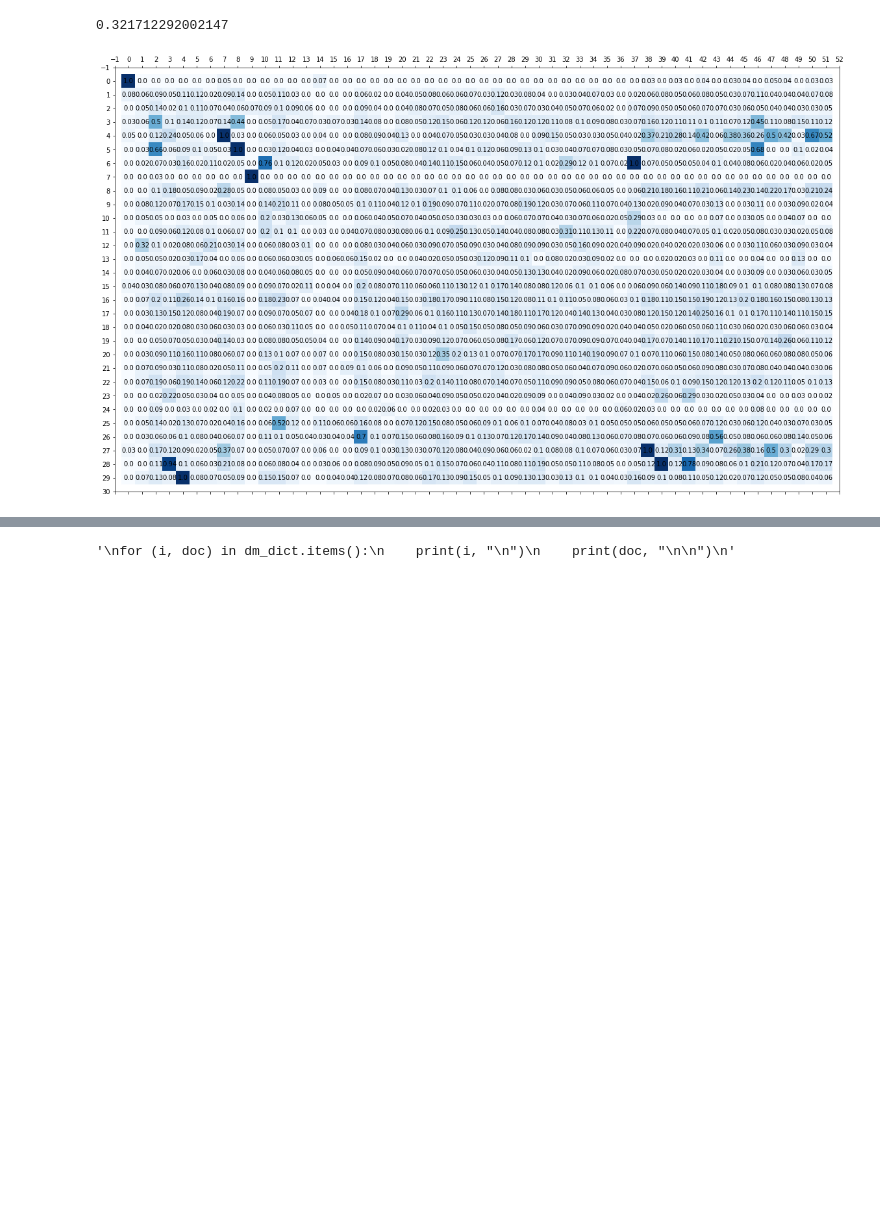
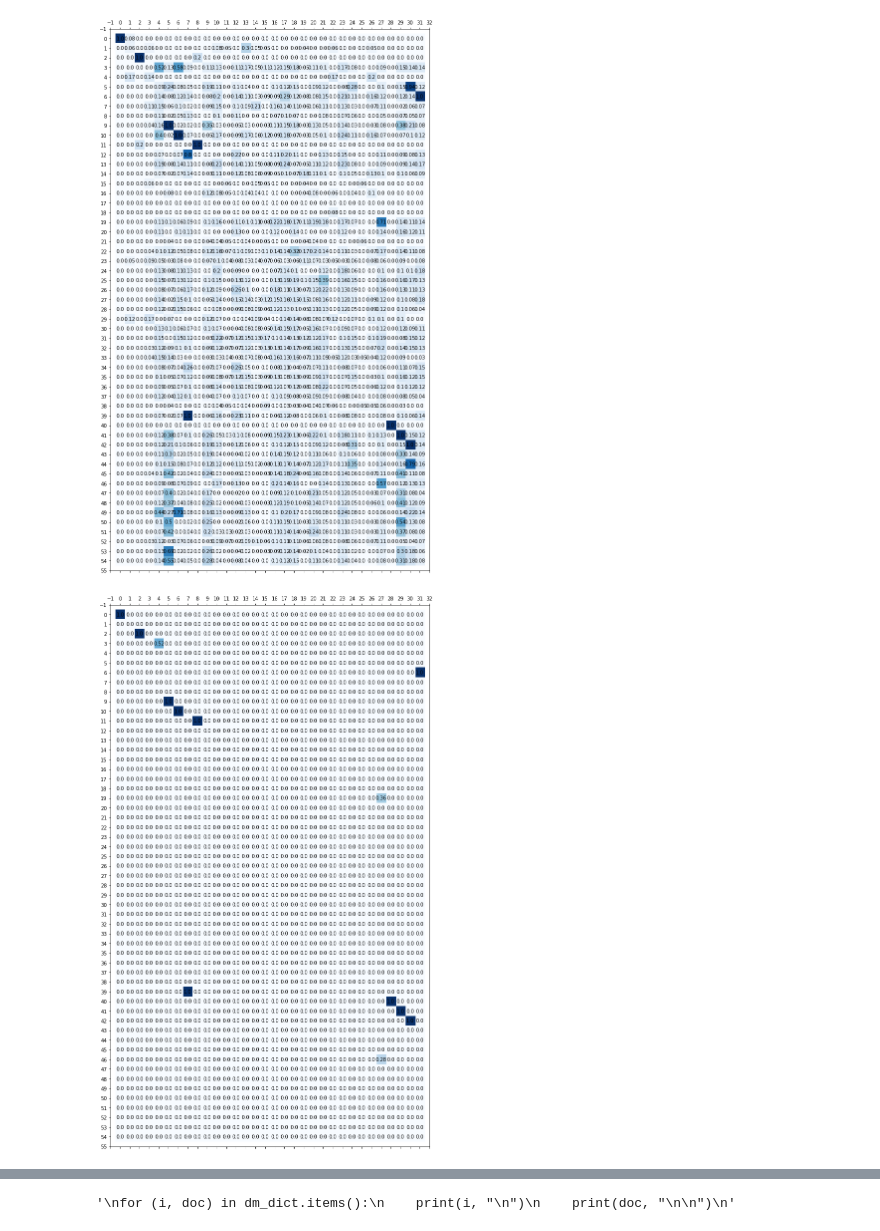
Before and after one commit to asprout/ArticleComparisons, a Jupyter notebook: ArticleSimilarity.ipynb, the cells around one changed output, grey strips where cells are left out. Saved outputs shown, nothing was run; the diff lists cells and outputs as text; code cells hidden in the pictures; blank space fills up the shorter version.

```diff
--- a/ArticleSimilarity.ipynb
+++ b/ArticleSimilarity.ipynb
@@ -76,16 +47,16 @@ clust_snippet = [7624, 8985, 5289]
 # 967 = not exactly copied from, but heavily based off of the original NYT report
 # 1766 = heavily based off of reuters
 # %%
-ac = tc.ArticleComparisons()
+dd = comparisons.DuplicationDetection()
 
-doc_r1 = docs.Document(census_df[census_df["id"] == 761].iloc[0, 3], clean = False)
-doc_r2 = docs.Document(census_df[census_df["id"] == 16223].iloc[0, 3], clean = False)
-doc_ap1 = docs.Document(census_df[census_df["id"] == 8200].iloc[0, 3], clean = False)
-doc_ap2 = docs.Document(census_df[census_df["id"] == 8818].iloc[0, 3], clean = False)
-doc_w = docs.Document(census_df[census_df["id"] == 10254].iloc[0, 3], clean = False)
+doc_r1 = docs.Document(census_df.loc[census_df["id"] == 761, "text"].iloc[0])
+doc_r2 = docs.Document(census_df.loc[census_df["id"] == 16223, "text"].iloc[0])
+doc_ap1 = docs.Document(census_df.loc[census_df["id"] == 8200, "text"].iloc[0])
+doc_ap2 = docs.Document(census_df.loc[census_df["id"] == 8818, "text"].iloc[0])
+doc_w = docs.Document(census_df.loc[census_df["id"] == 10254, "text"].iloc[0])
 
-doc_6844 = docs.Document(census_df[census_df["id"] == 6844].iloc[0, 3], clean = False)
-snip_6844 = docs.Document(census_df[census_df["id"] == 8985].iloc[0, 3], clean = False)
+doc_6844 = docs.Document(census_df.loc[census_df["id"] == 6844, "text"].iloc[0])
+snip_8985 = docs.Document(census_df.loc[census_df["id"] == 8985, "text"].iloc[0])
 # %%
 def hist(mat, density = True, alpha = 0.5, bins = 15):
     if len(np.shape(mat)) > 1:
@@ -167,10 +202,10 @@ ac.display_mat(score_mat, True, axislabels)
 # %%
 dm_ids = helsinki_df.loc[(helsinki_df["publisher"] == "dailymail.co.uk"), "id"]
-dm_dict = dict_by_ids(helsinki_df, dm_ids)
+dm_dict = dd.dict_by_ids(helsinki_df, dm_ids)
 
-score_mat_dm = ac.jac_score_mat(dm_dict)
+score_mat_dm = dd.similarity_mat(dm_dict)
 axislabels = list(dm_dict.keys())
-ac.display_mat(score_mat_dm, True, axislabels)
+utils.display_mat(score_mat_dm, True, axislabels)
 
 # 35, 729, and 12876 contain similar snippets as they are all news-in-summary type articles
 # 6855, 7606 have a score of .61; are both very short articles sharing similar sentences
@@ -187,10 +217,13 @@ ac.display_mat(score_mat_dm, True, axislabels)
 [figure]
 # %%
-id1 = 10864
-id2 = 10852
-print("Example of a 0.31 pairwise article similarity\n")
-ac.get_match_matrix(dm_dict[id1], dm_dict[id2])
-ac.display_mat(ac.get_jaccard_matrix())
-ac.print_sentence_matches()
-ac.jaccard_score()
+id1 = 10852
+id2 = 10864
+print("Example of a 0.34 pairwise article similarity\n")
+jac_mat = dd.compute_jaccard_matrix(dm_dict[id1], dm_dict[id2])
+match_mat = dd.get_match_matrix()
+dd.print_sentence_matches()
+dd.jaccard_score()
+
+utils.display_mat(jac_mat)
+utils.display_mat(jac_mat * match_mat)
 # %% [output]
@@ -214,2 +247,2 @@ S 29 : But coming amid fresh allegations into Russia's attempts to sway the 2016
-0.321712292002147
-[figure, old version]
+[figure, new version]
+[figure, added]
```
Also changed, not shown: parts of 24 cells of this notebook, 7 other files.
